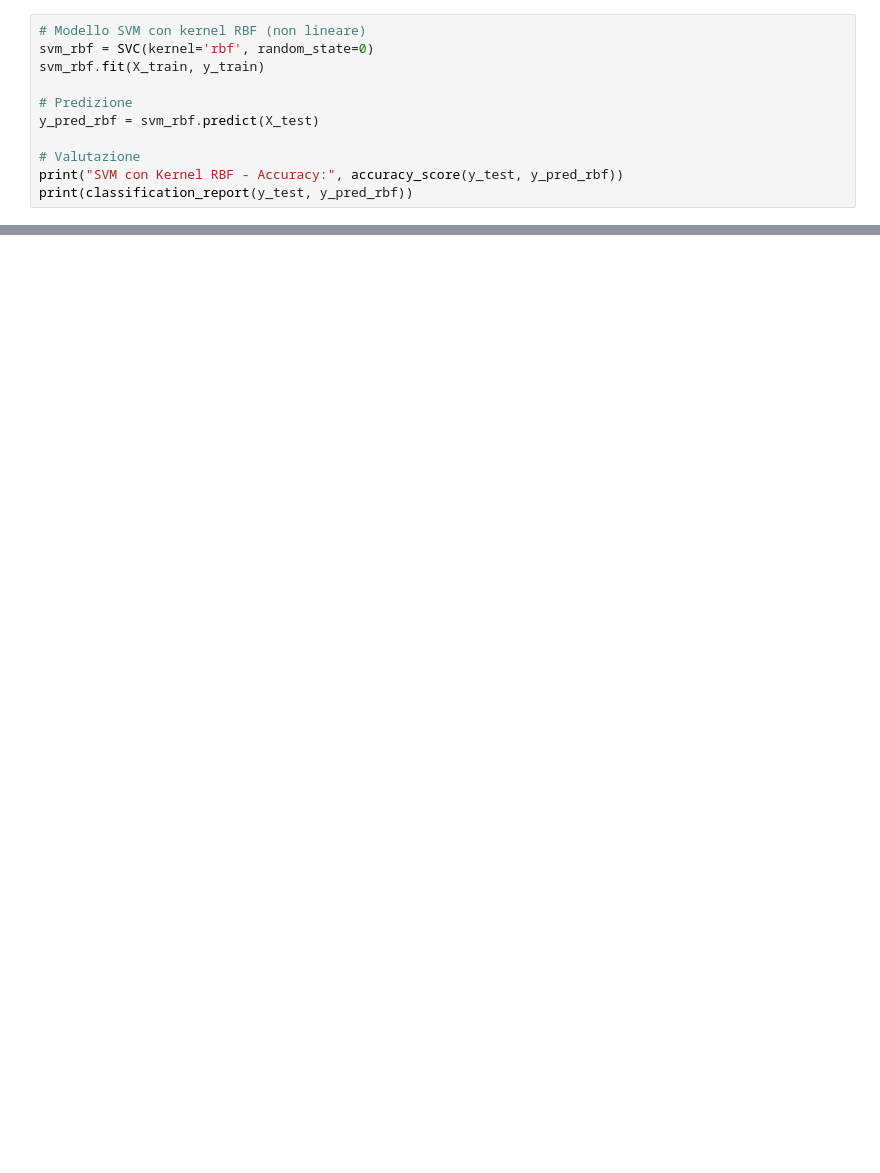
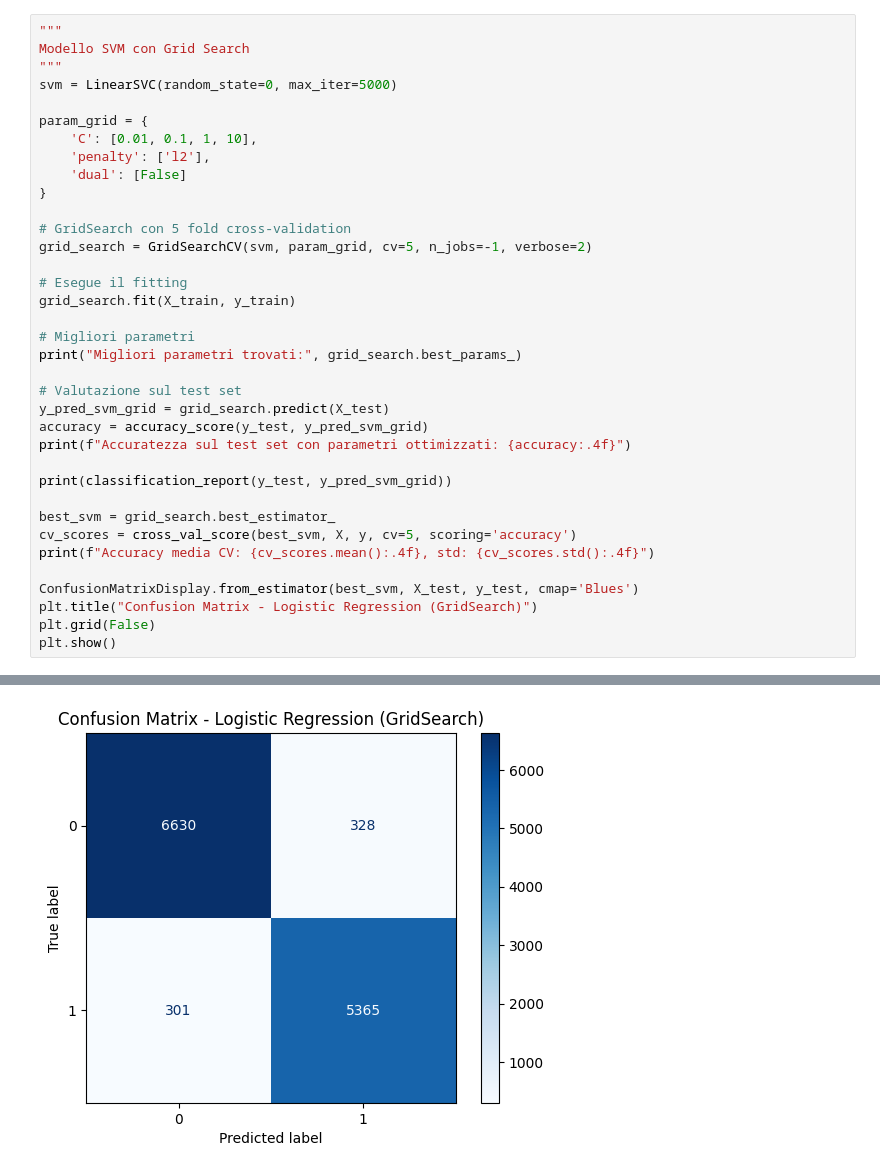
Before and after one commit to esterdegiosa03/fake-news-detection, a Jupyter notebook: prog_ml.ipynb, the cells around one changed output, grey strips where cells are left out. Drawn from its saved outputs; the diff is of its cells as text; blank space fills up the shorter version.

```diff
--- a/prog_ml.ipynb
+++ b/prog_ml.ipynb
@@ -189,11 +275,37 @@ weighted avg       0.94      0.94      0.94     12624
-# %%
-# Modello SVM con kernel RBF (non lineare)
-svm_rbf = SVC(kernel='rbf', random_state=0)
-svm_rbf.fit(X_train, y_train)
-
-# Predizione
-y_pred_rbf = svm_rbf.predict(X_test)
-
-# Valutazione
-print("SVM con Kernel RBF - Accuracy:", accuracy_score(y_test, y_pred_rbf))
-print(classification_report(y_test, y_pred_rbf))
+# %%
+"""
+Modello SVM con Grid Search
+"""
+svm = LinearSVC(random_state=0, max_iter=5000)
+
+param_grid = {
+    'C': [0.01, 0.1, 1, 10],
+    'penalty': ['l2'],
+    'dual': [False]
+}
+
+# GridSearch con 5 fold cross-validation
+grid_search = GridSearchCV(svm, param_grid, cv=5, n_jobs=-1, verbose=2)
+
+# Esegue il fitting
+grid_search.fit(X_train, y_train)
+
+# Migliori parametri
+print("Migliori parametri trovati:", grid_search.best_params_)
+
+# Valutazione sul test set
+y_pred_svm_grid = grid_search.predict(X_test)
+accuracy = accuracy_score(y_test, y_pred_svm_grid)
+print(f"Accuratezza sul test set con parametri ottimizzati: {accuracy:.4f}")
+
+print(classification_report(y_test, y_pred_svm_grid))
+
+best_svm = grid_search.best_estimator_
+cv_scores = cross_val_score(best_svm, X, y, cv=5, scoring='accuracy')
+print(f"Accuracy media CV: {cv_scores.mean():.4f}, std: {cv_scores.std():.4f}")
+
+ConfusionMatrixDisplay.from_estimator(best_svm, X_test, y_test, cmap='Blues')
+plt.title("Confusion Matrix - Logistic Regression (GridSearch)")
+plt.grid(False)
+plt.show()
+# %% [output]
@@ -199,0 +325 @@ print(classification_report(y_test, y_pred_rbf))
+[figure, added]
```
Also changed, not shown: parts of 19 cells of this notebook.
